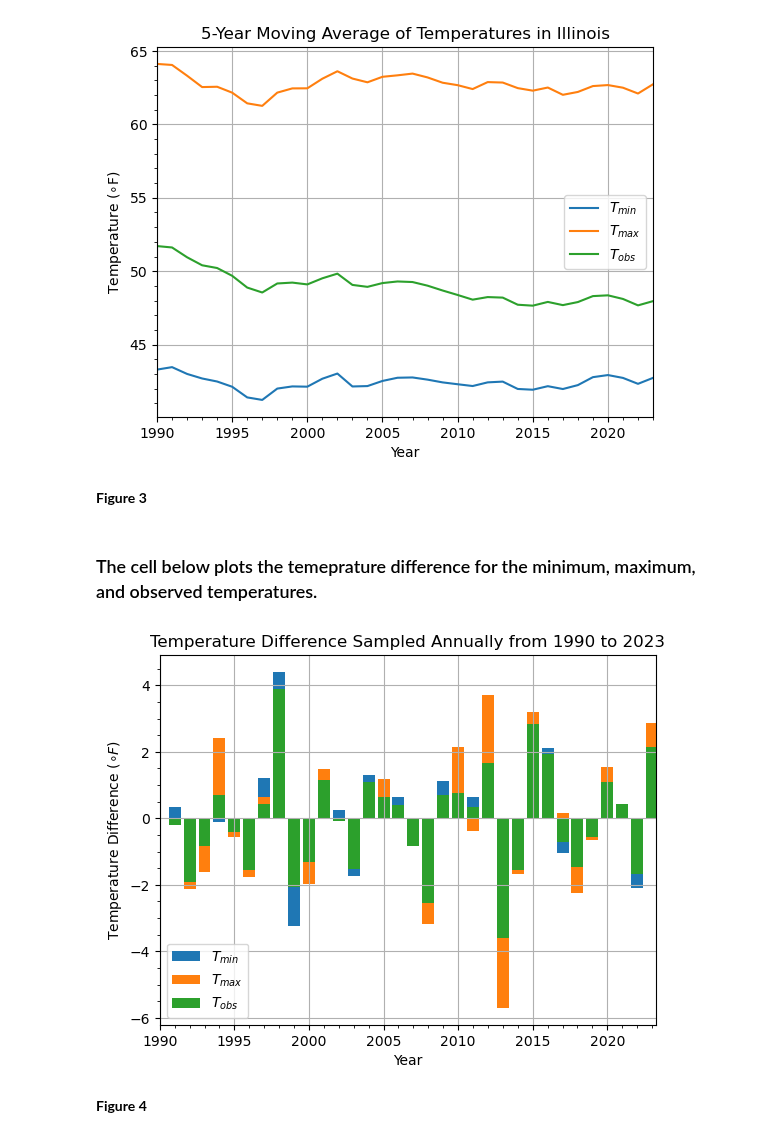
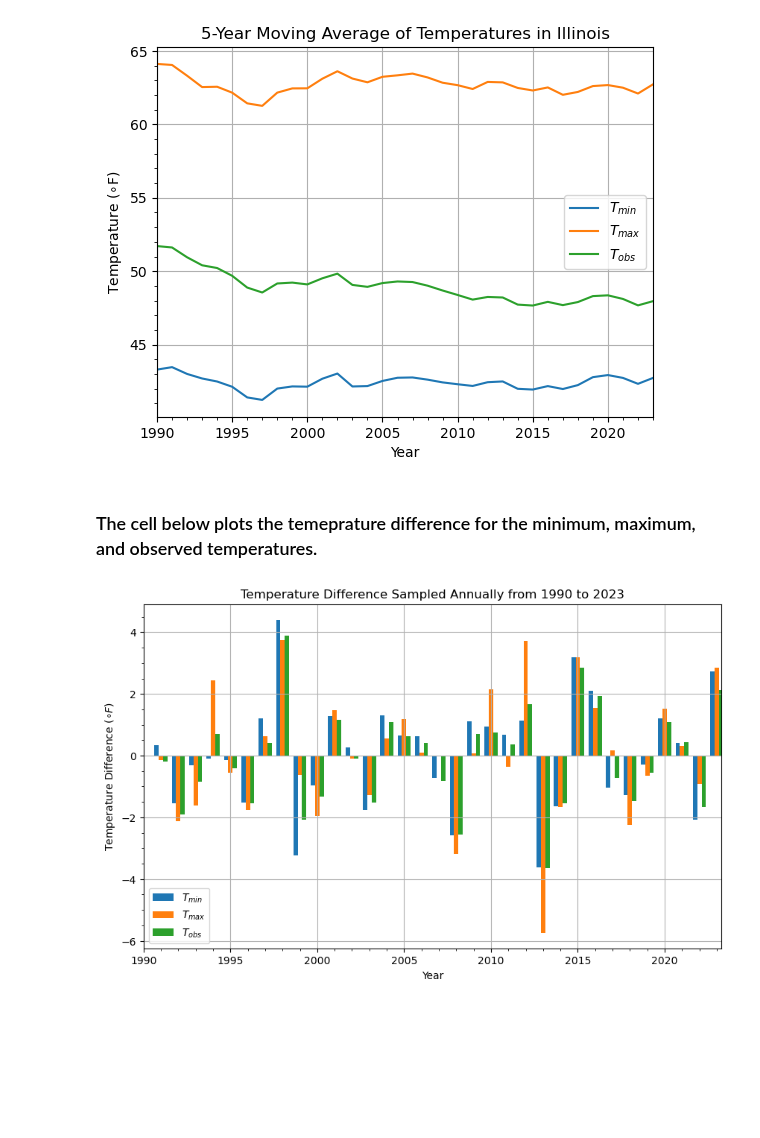
Before and after one commit to hfactor13/IllinoisWeather, a Jupyter notebook: weather_analysis.ipynb, the cells around one changed output. Drawn from its saved outputs; the diff is of its cells as text; code cells hidden in the pictures; blank space fills up the shorter version.

```diff
--- a/weather_analysis.ipynb
+++ b/weather_analysis.ipynb
@@ -196,27 +169,27 @@ def unit_conversion(df, element_label):
         pandas.Series: A series of values will be returned at the end of the conversion.
     """
     if (element_label == "TMIN") or (element_label == "TMAX") or (element_label == "TOBS"):
-        return 9/5 * (df[element_label] / 10) + 32
+        return 9/5 * (df[element_label] / 10) + 32 # Fahrenheit
     elif (element_label == "PRCP") or (element_label == "SNOW") or (element_label == "SNWD"):
-        return (df[element_label] / 10) * (1 / 25.4)
+        return (df[element_label] / 10) * (1 / 25.4) # Inches
     else:
         raise Exception("Invalid element label. You must pick one of the appropriate element types TMIN, TMAX, TOBS, PRCP, SNOW, or SNWD.")
 
-transformed_data.loc[:, "TMIN"] = unit_conversion(transformed_data, "TMIN")
-transformed_data.loc[:, "TMAX"] = unit_conversion(transformed_data, "TMAX")
-transformed_data.loc[:, "TOBS"] = unit_conversion(transformed_data, "TOBS")
-transformed_data.loc[:, "PRCP"] = unit_conversion(transformed_data, "PRCP")
-transformed_data.loc[:, "SNOW"] = unit_conversion(transformed_data, "SNOW")
-transformed_data.loc[:, "SNWD"] = unit_conversion(transformed_data, "SNWD")
+desired_weather_pivot.loc[:, "TMIN"] = unit_conversion(desired_weather_pivot, "TMIN")
+desired_weather_pivot.loc[:, "TMAX"] = unit_conversion(desired_weather_pivot, "TMAX")
+desired_weather_pivot.loc[:, "TOBS"] = unit_conversion(desired_weather_pivot, "TOBS")
+desired_weather_pivot.loc[:, "PRCP"] = unit_conversion(desired_weather_pivot, "PRCP")
+desired_weather_pivot.loc[:, "SNOW"] = unit_conversion(desired_weather_pivot, "SNOW")
+desired_weather_pivot.loc[:, "SNWD"] = unit_conversion(desired_weather_pivot, "SNWD")
 # %% [markdown]
 ### This cell below plots the minimum, maximum, and observed temperatures.
 # %% [markdown]
 #### Note: ``pandas.DataFrame.plot`` attribute can be used to shorten the time to make a plot. The tradeoff is less customization of the plot.
 # %%
 # Resamples the temperature data annually and calculate the mean
-temp_data = transformed_data[["date", "TMIN", "TMAX", "TOBS"]]
+temp_data = desired_weather_pivot[["date", "TMIN", "TMAX", "TOBS"]]
 temp_data.set_index("date", inplace = True)
-resampled_temp_data = temp_data.resample("Y").mean()
+resampled_temp_data = temp_data.resample("YE").mean()
 resampled_temp_data.index = pd.to_datetime(resampled_temp_data.index)
 tmin_label = r"$T_{min}$"
 tmax_label = r"$T_{max}$"
@@ -298,36 +267,25 @@ moving_avg_plot(resampled_temp_data, 3)
 moving_avg_plot(resampled_temp_data, 5)
 # %% [output]
 [figure]
-# %% [markdown]
-**Figure 3**
 # %% [markdown]
 ### The cell below plots the temeprature difference for the minimum, maximum, and observed temperatures.
 # %%
-# Plots the temperature gradient (difference) for TMIN, TMAX, TOBS
-plt.bar(resampled_temp_data.index.year, resampled_temp_data["TMIN"].diff(), label = tmin_label)
-plt.bar(resampled_temp_data.index.year, resampled_temp_data["TMAX"].diff(), label = tmax_label)
-plt.bar(resampled_temp_data.index.year, resampled_temp_data["TOBS"].diff(), label = tobs_label)
-
-# Adds labels and legend
-plt.xlabel("Year")
-plt.ylabel(r"Temperature Difference ($\circ F$)")
-plt.legend(loc = "lower left")
-
-# Fixes the x-range so that all the bars for each year display properly
-plt.xlim(resampled_temp_data.index.year.min(), resampled_temp_data.index.year.max() + 0.25)
-
-# Adds a title
-plt.title("Temperature Difference Sampled Annually from 1990 to 2023")
-
-# Displays grid and minor ticks
-plt.grid()
-plt.minorticks_on()
-
-# Shows the plot
+# Plots the temperature gradient (difference) for TMIN, TMAX, TOBS using grouped bars
+fig, ax = plt.subplots(figsize=(10, 6))
+width = 0.25
+years = resampled_temp_data.index.year
+ax.bar(years - width, resampled_temp_data["TMIN"].diff(), width=width, label=tmin_label)
+ax.bar(years, resampled_temp_data["TMAX"].diff(), width=width, label=tmax_label)
+ax.bar(years + width, resampled_temp_data["TOBS"].diff(), width=width, label=tobs_label)
+ax.set_xlabel("Year")
+ax.set_ylabel(r"Temperature Difference ($\circ F$)")
+ax.legend(loc="lower left")
+ax.set_xlim(years.min(), years.max() + 0.25)
+ax.set_title("Temperature Difference Sampled Annually from 1990 to 2023")
+ax.grid()
+ax.minorticks_on()
 plt.show()
 # %% [output]
-[figure, old version]
+[figure, new version]
-# %% [markdown]
-**Figure 4**
 # %%
 # Number of observations per station w.r.t. TMIN, TMAX, TOBS
```
Also changed, not shown: parts of 19 cells of this notebook.
